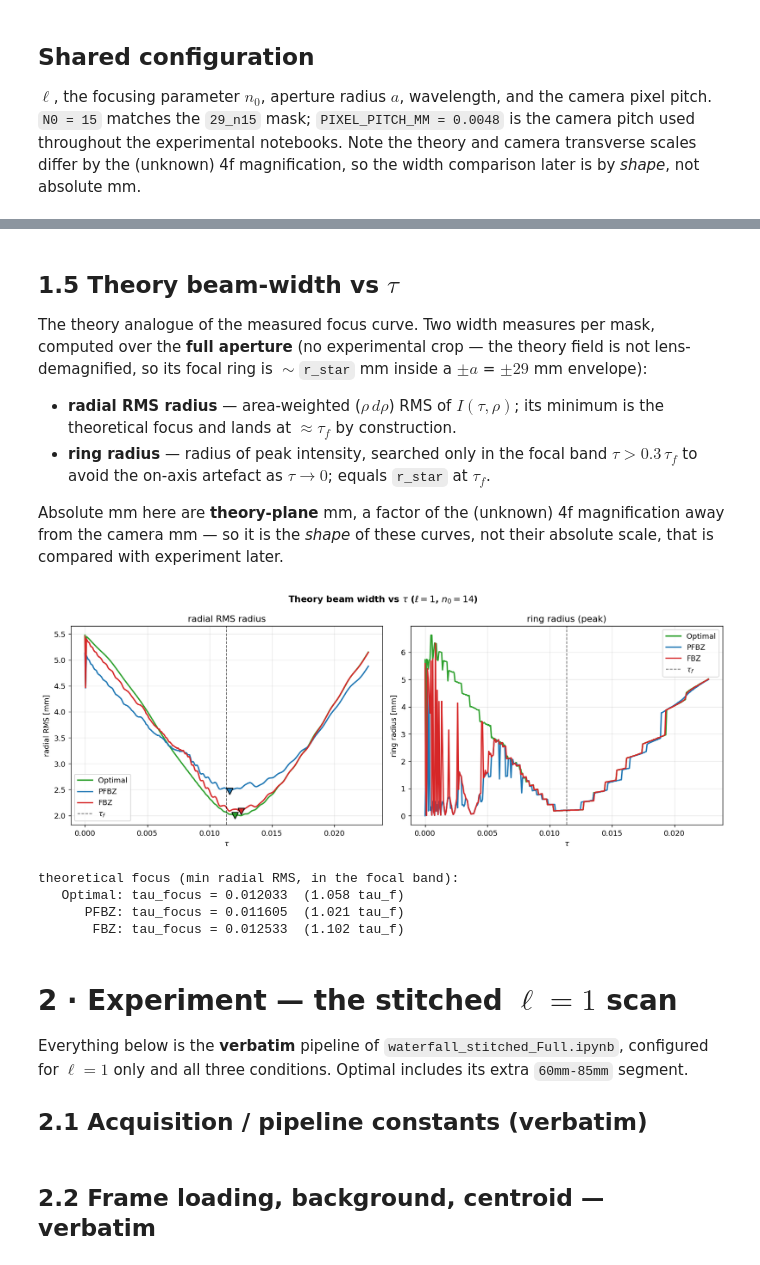
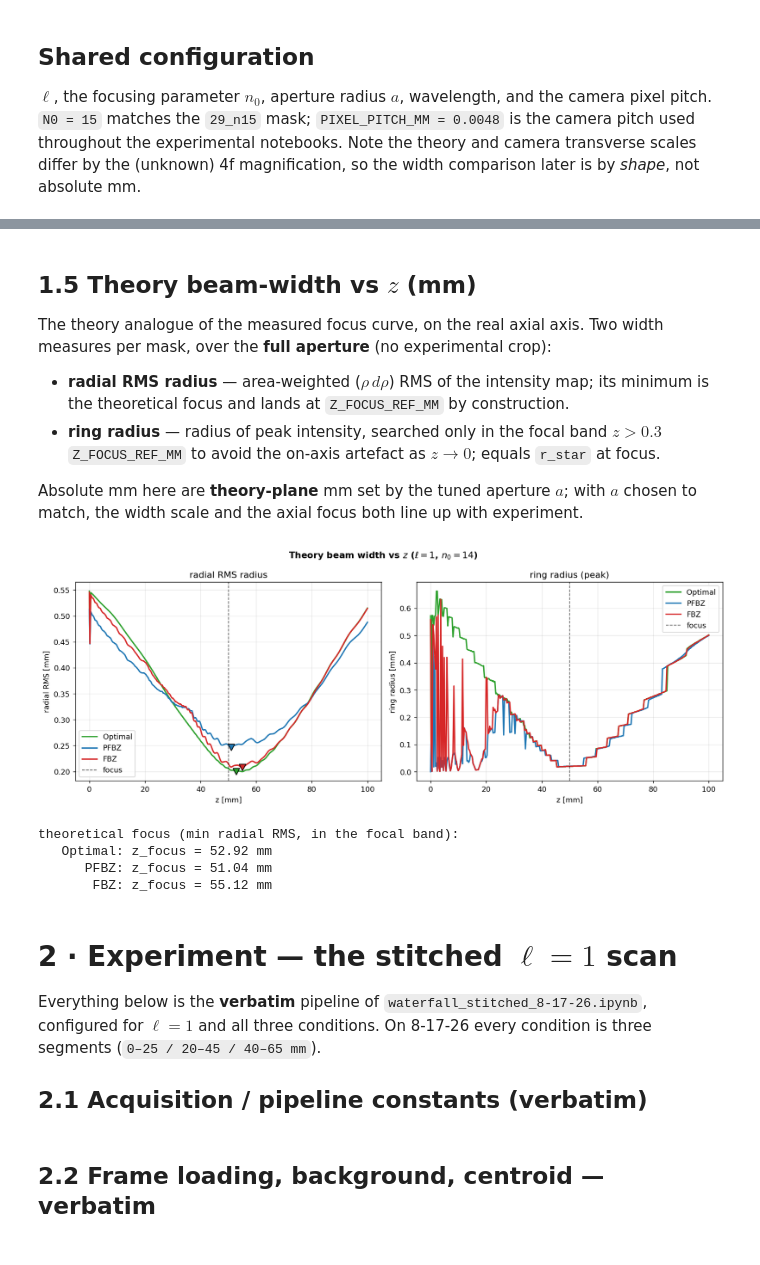
Before and after one commit to LukasScarfe/Optimal_Focusing, a Jupyter notebook: theory_vs_experiment_l1.ipynb, the cells around one changed output, grey strips where cells are left out. Cells and saved outputs as stored; diff of their text form; code cells hidden in the pictures.

```diff
--- a/theory_vs_experiment_l1.ipynb
+++ b/theory_vs_experiment_l1.ipynb
@@ -225,11 +197,11 @@ experiment's later orientation.
 # %%
-def theory_x_map(intensity_tau_rho, rho_out, n_x=901):
-    """Mirror the radial map to a symmetric transverse profile I(tau, x), x in mm."""
+def theory_x_map(intensity_map, rho_out, n_x=901):
+    """Mirror the radial map to a symmetric transverse profile I(z, x), x in mm."""
     x_unit = np.linspace(-1.0, 1.0, n_x)
     x_mm = 1e3 * A * x_unit
     img = np.zeros((len(taus), n_x))
     for j in range(len(taus)):
-        img[j] = np.interp(np.abs(x_unit), rho_out, intensity_tau_rho[j])
+        img[j] = np.interp(np.abs(x_unit), rho_out, intensity_map[j])
     return x_mm, img
 
 
@@ -237,14 +209,16 @@ fig, axes = plt.subplots(1, 3, figsize=(15, 5.0), sharey=True)
 for ax, (name, I) in zip(axes, THEORY.items()):
     x_mm, img = theory_x_map(I, rho_out)
     im = ax.imshow(img.T, origin="lower", aspect="auto",
-                   extent=[taus[0], taus[-1], x_mm[0], x_mm[-1]], cmap="viridis", vmin=0, vmax=1)
-    ax.axvline(TAU_F, color="w", ls="--", lw=1.1, alpha=0.9)
-    ax.set_xlabel(r"$\tau$")
+                   extent=[z_theory[0], z_theory[-1], x_mm[0], x_mm[-1]],
+                   cmap="viridis", vmin=0, vmax=1)
+    ax.axvline(Z_FOCUS_REF_MM, color="w", ls="--", lw=1.1, alpha=0.9)
+    ax.set_xlabel("z [mm]")
     ax.set_title(f"theory · {name}")
     ax.set_ylim(-1e3 * A, 1e3 * A)           # full aperture scale (matches v5)
 axes[0].set_ylabel("x [mm]")
 fig.colorbar(im, ax=axes, label="normalised intensity", fraction=0.025, pad=0.02)
-fig.suptitle(f"Theoretical waterfalls ($\\ell={L}$, $n_0={N0}$) — $\\tau_f$ dashed", fontweight="bold")
+fig.suptitle(f"Theoretical waterfalls ($\\ell={L}$, $n_0={N0}$) — focus $z={Z_FOCUS_REF_MM:.0f}$ mm dashed",
+             fontweight="bold")
 fig.savefig(OUT_ROOT / "theory_waterfalls.png", dpi=150, bbox_inches="tight")
 plt.show()
 # %% [output]
@@ -252,71 +226,70 @@ plt.show()
 # %% [markdown]
-## 1.5 Theory beam-width vs $\tau$
+## 1.5 Theory beam-width vs $z$ (mm)
 
-The theory analogue of the measured focus curve. Two width measures per mask, computed over the
-**full aperture** (no experimental crop — the theory field is not lens-demagnified, so its focal
-ring is $\sim$`r_star` mm inside a $\pm a$ = $\pm29$ mm envelope):
+The theory analogue of the measured focus curve, on the real axial axis. Two width measures per
+mask, over the **full aperture** (no experimental crop):
 
-* **radial RMS radius** — area-weighted ($\rho\,d\rho$) RMS of $I(\tau,\rho)$; its minimum is the
-  theoretical focus and lands at $\approx\tau_f$ by construction.
-* **ring radius** — radius of peak intensity, searched only in the focal band $\tau>0.3\,\tau_f$ to
-  avoid the on-axis artefact as $\tau\to0$; equals `r_star` at $\tau_f$.
+* **radial RMS radius** — area-weighted ($\rho\,d\rho$) RMS of the intensity map; its minimum is the
+  theoretical focus and lands at `Z_FOCUS_REF_MM` by construction.
+* **ring radius** — radius of peak intensity, searched only in the focal band $z>0.3\,$`Z_FOCUS_REF_MM`
+  to avoid the on-axis artefact as $z\to0$; equals `r_star` at focus.
 
-Absolute mm here are **theory-plane** mm, a factor of the (unknown) 4f magnification away from the
-camera mm — so it is the *shape* of these curves, not their absolute scale, that is compared with
-experiment later.
+Absolute mm here are **theory-plane** mm set by the tuned aperture $a$; with $a$ chosen to match, the
+width scale and the axial focus both line up with experiment.
 # %%
 def theory_radial_rms_mm(intensity_row):
     x_mm = 1e3 * A * rho_out
     w = np.clip(intensity_row, 0, None) * rho_out      # area weight rho drho
     tot = w.sum()
     return float(np.sqrt((w * x_mm**2).sum() / tot)) if tot > 0 else np.nan
 
 
 def theory_ring_mm(intensity_row):
     return float(1e3 * A * rho_out[int(np.argmax(intensity_row))])
 
 
 THEORY_WIDTH = {name: np.array([theory_radial_rms_mm(I[j]) for j in range(len(taus))])
                 for name, I in THEORY.items()}
 THEORY_RING = {name: np.array([theory_ring_mm(I[j]) for j in range(len(taus))])
                for name, I in THEORY.items()}
-THEORY_FOCUS = {}
+THEORY_FOCUS = {}   # cond -> theory focus z [mm]
 
-focus_band = taus > 0.3 * TAU_F                        # ignore the tau->0 on-axis artefact
+focus_band = z_theory > 0.3 * Z_FOCUS_REF_MM          # ignore the z->0 on-axis artefact
 tcol = {"Optimal": "C2", "PFBZ": "C0", "FBZ": "C3"}
 
 fig, axes = plt.subplots(1, 2, figsize=(13, 5.0))
 for name in THEORY:
     w, ring = THEORY_WIDTH[name], THEORY_RING[name]
     j = int(np.nanargmin(np.where(focus_band, w, np.inf)))
-    THEORY_FOCUS[name] = float(taus[j])
-    axes[0].plot(taus, w, "-", lw=1.8, color=tcol[name], label=name)
-    axes[0].plot(taus[j], w[j], "v", color=tcol[name], ms=9, markeredgecolor="k", zorder=5)
-    axes[1].plot(taus, ring, "-", lw=1.8, color=tcol[name], label=name)
+    THEORY_FOCUS[name] = float(z_theory[j])
+    axes[0].plot(z_theory, w, "-", lw=1.8, color=tcol[name], label=name)
+    axes[0].plot(z_theory[j], w[j], "v", color=tcol[name], ms=9, markeredgecolor="k", zorder=5)
+    axes[1].plot(z_theory, ring, "-", lw=1.8, color=tcol[name], label=name)
 for ax, ttl, yl in zip(axes, ["radial RMS radius", "ring radius (peak)"],
                        ["radial RMS [mm]", "ring radius [mm]"]):
-    ax.axvline(TAU_F, color="k", ls="--", lw=1.0, alpha=0.6, label=r"$\tau_f$")
-    ax.set_xlabel(r"$\tau$"); ax.set_ylabel(yl); ax.set_title(ttl)
+    ax.axvline(Z_FOCUS_REF_MM, color="k", ls="--", lw=1.0, alpha=0.6, label="focus")
+    ax.set_xlabel("z [mm]"); ax.set_ylabel(yl); ax.set_title(ttl)
     ax.legend(); ax.grid(alpha=0.3)
-fig.suptitle(f"Theory beam width vs $\\tau$ ($\\ell={L}$, $n_0={N0}$)", fontweight="bold")
+fig.suptitle(f"Theory beam width vs $z$ ($\\ell={L}$, $n_0={N0}$)", fontweight="bold")
 fig.tight_layout()
-fig.savefig(OUT_ROOT / "theory_width_vs_tau.png", dpi=150, bbox_inches="tight")
+fig.savefig(OUT_ROOT / "theory_width_vs_z.png", dpi=150, bbox_inches="tight")
 plt.show()
 
 print("theoretical focus (min radial RMS, in the focal band):")
-for name, t in THEORY_FOCUS.items():
-    print(f"  {name:>8}: tau_focus = {t:.6f}  ({t / TAU_F:.3f} tau_f)")
+for name, z in THEORY_FOCUS.items():
+    print(f"  {name:>8}: z_focus = {z:.2f} mm")
 # %% [output]
-[figure, old version]
+[figure, new version]
 theoretical focus (min radial RMS, in the focal band):
-   Optimal: tau_focus = 0.012033  (1.058 tau_f)
-      PFBZ: tau_focus = 0.011605  (1.021 tau_f)
-       FBZ: tau_focus = 0.012533  (1.102 tau_f)
+   Optimal: z_focus = 52.92 mm
+      PFBZ: z_focus = 51.04 mm
+       FBZ: z_focus = 55.12 mm
 # %% [markdown]
 # 2 · Experiment — the stitched $\ell=1$ scan
 
-Everything below is the **verbatim** pipeline of `waterfall_stitched_Full.ipynb`, configured for
-$\ell=1$ only and all three conditions. Optimal includes its extra `60mm-85mm` segment.
+Everything below is the **verbatim** pipeline of `waterfall_stitched_8-17-26.ipynb`, configured for
+$\ell=1$ and all three conditions. On 8-17-26 every condition is three segments (`0–25 / 20–45 /
+40–65 mm`).
 
 ## 2.1 Acquisition / pipeline constants (verbatim)
 # %%
```
Also changed, not shown: parts of 26 cells of this notebook, 26 other files.
